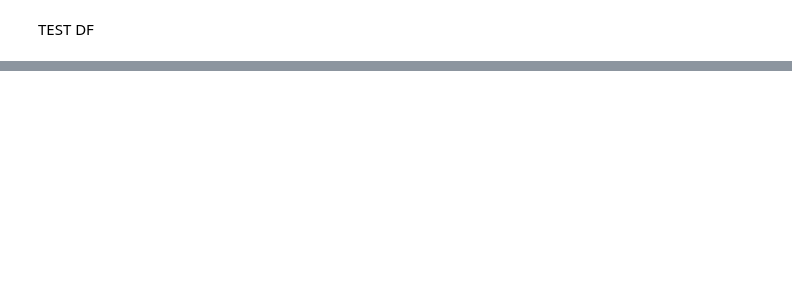
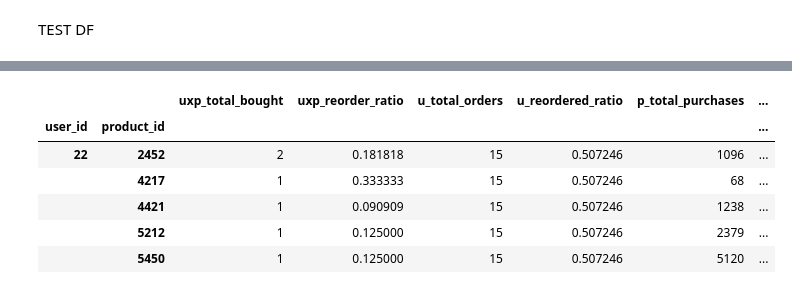
Before and after one commit to AmlanAlok/instacart-2017-project, a Jupyter notebook: Instacart_2017_XGBoost_1.ipynb, the cells around one changed output, grey strips where cells are left out. Saved outputs shown, nothing was run; the diff lists cells and outputs as text; code cells hidden in the pictures; blank space fills up the shorter version.

Commit message:
test DF added

```diff
--- a/Instacart_2017_XGBoost_1.ipynb
+++ b/Instacart_2017_XGBoost_1.ipynb
@@ -514,2 +531,6 @@ data_train.head(15)
 # %% [markdown]
 TEST DF
+# %%
+#Keep only the future orders from customers who are labelled as test
+data_test = data[data.eval_set=='test']
+data_test.head()
@@ -515,0 +544,12 @@ TEST DF
+# %%
+#We set user_id and product_id as the index of the DF
+data_test = data_test.set_index(['user_id', 'product_id'])
+data_test.head()
+# %% [output]
+|  |  | uxp_total_bought | uxp_reorder_ratio | u_total_orders | u_reordered_ratio | p_total_purchases | ... |
+| user_id | product_id |  |  |  |  |  | ... |
+| 22 | 2452 | 2 | 0.181818 | 15 | 0.507246 | 1096 | ... |
+|  | 4217 | 1 | 0.333333 | 15 | 0.507246 | 68 | ... |
+|  | 4421 | 1 | 0.090909 | 15 | 0.507246 | 1238 | ... |
+|  | 5212 | 1 | 0.125000 | 15 | 0.507246 | 2379 | ... |
+|  | 5450 | 1 | 0.125000 | 15 | 0.507246 | 5120 | ... |
```
Also changed, not shown: parts of 5 cells of this notebook.
